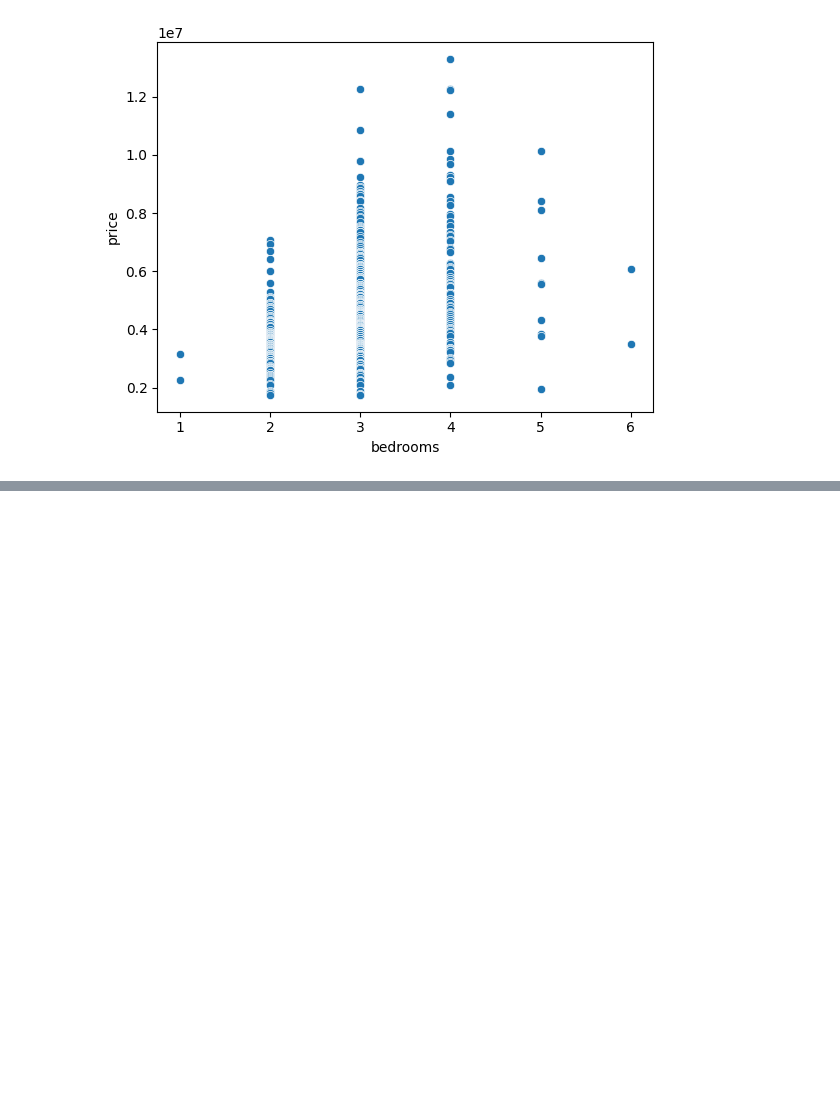
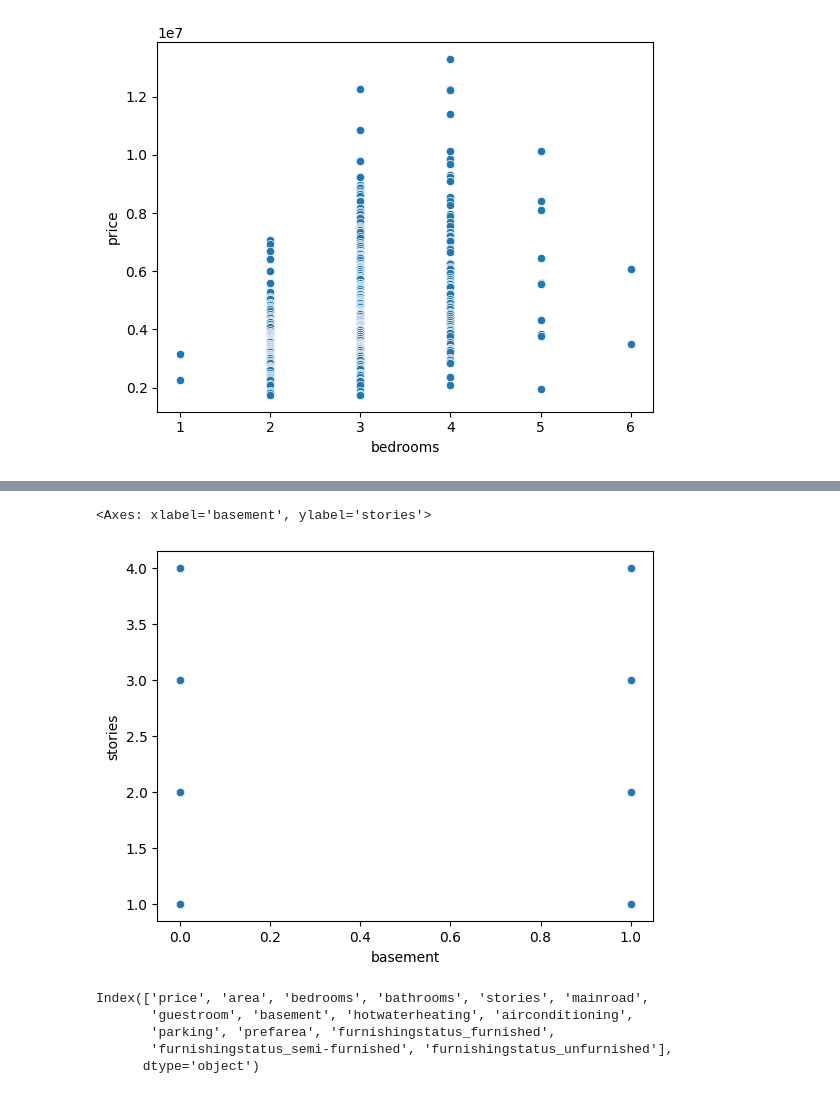
Before and after one commit to 1Amankabra/ML-AI-IT, a Jupyter notebook: day_25_Online/house_priceing_predict.ipynb, the cells around one changed output, grey strips where cells are left out. Drawn from its saved outputs; the diff is of its cells as text; code cells hidden in the pictures; blank space fills up the shorter version.

```diff
--- a/day_25_Online/house_priceing_predict.ipynb
+++ b/day_25_Online/house_priceing_predict.ipynb
@@ -273,0 +289,13 @@ snm.scatterplot(data=data,x="bedrooms",y="price")
+# %%
+snm.scatterplot(data=data,x="basement",y="stories")
+# %% [output]
+<Axes: xlabel='basement', ylabel='stories'>
+[figure, added]
+# %%
+data.columns
+# %% [output]
+Index(['price', 'area', 'bedrooms', 'bathrooms', 'stories', 'mainroad',
+       'guestroom', 'basement', 'hotwaterheating', 'airconditioning',
+       'parking', 'prefarea', 'furnishingstatus_furnished',
+       'furnishingstatus_semi-furnished', 'furnishingstatus_unfurnished'],
+      dtype='object')
```
Also changed, not shown: parts of 37 cells of this notebook.
